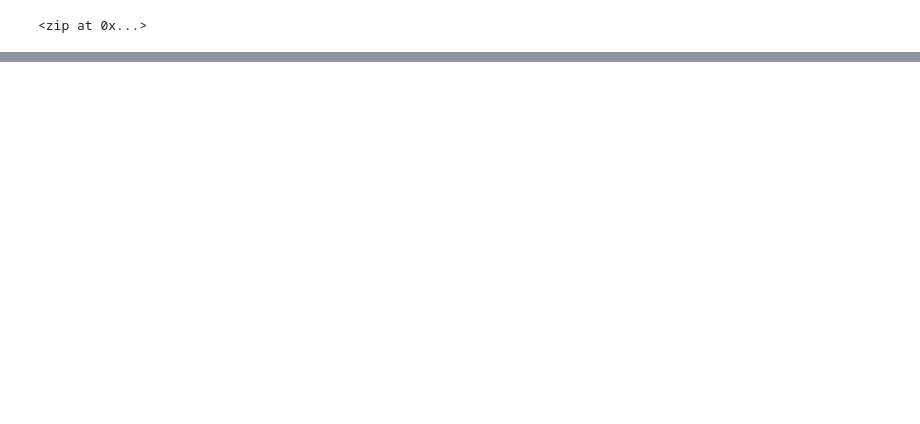
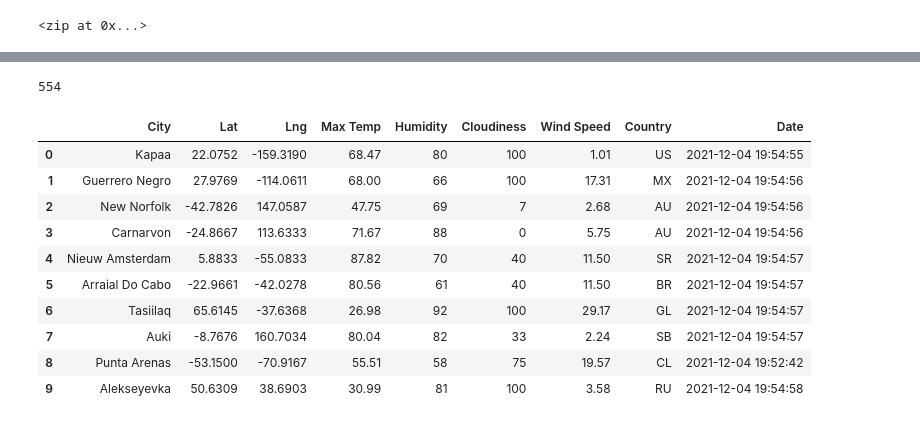
Before and after one commit to BrianWegemann/World_Weather_Analysis, a Jupyter notebook: WeatherPy.ipynb, the cells around one changed output, grey strips where cells are left out. Drawn from its saved outputs; the diff is of its cells as text; code cells hidden in the pictures; blank space fills up the shorter version.

```diff
--- a/WeatherPy.ipynb
+++ b/WeatherPy.ipynb
@@ -32,0 +130,20 @@ len(cities)
+# %%
+len(city_data)
+# %% [output]
+554
+# %%
+# Convert the array of dictionaries to a Pandas DataFrame.
+city_data_df = pd.DataFrame(city_data)
+city_data_df.head(10)
+# %% [output]
+|  | City | Lat | Lng | Max Temp | Humidity | Cloudiness | Wind Speed | Country | Date |
+| 0 | Kapaa | 22.0752 | -159.3190 | 68.47 | 80 | 100 | 1.01 | US | 2021-12-04 19:54:55 |
+| 1 | Guerrero Negro | 27.9769 | -114.0611 | 68.00 | 66 | 100 | 17.31 | MX | 2021-12-04 19:54:56 |
+| 2 | New Norfolk | -42.7826 | 147.0587 | 47.75 | 69 | 7 | 2.68 | AU | 2021-12-04 19:54:56 |
+| 3 | Carnarvon | -24.8667 | 113.6333 | 71.67 | 88 | 0 | 5.75 | AU | 2021-12-04 19:54:56 |
+| 4 | Nieuw Amsterdam | 5.8833 | -55.0833 | 87.82 | 70 | 40 | 11.50 | SR | 2021-12-04 19:54:57 |
+| 5 | Arraial Do Cabo | -22.9661 | -42.0278 | 80.56 | 61 | 40 | 11.50 | BR | 2021-12-04 19:54:57 |
+| 6 | Tasiilaq | 65.6145 | -37.6368 | 26.98 | 92 | 100 | 29.17 | GL | 2021-12-04 19:54:57 |
+| 7 | Auki | -8.7676 | 160.7034 | 80.04 | 82 | 33 | 2.24 | SB | 2021-12-04 19:54:57 |
+| 8 | Punta Arenas | -53.1500 | -70.9167 | 55.51 | 58 | 75 | 19.57 | CL | 2021-12-04 19:52:42 |
+| 9 | Alekseyevka | 50.6309 | 38.6903 | 30.99 | 81 | 100 | 3.58 | RU | 2021-12-04 19:54:58 |
```
Also changed, not shown: parts of 8 cells of this notebook, 3 other files.
